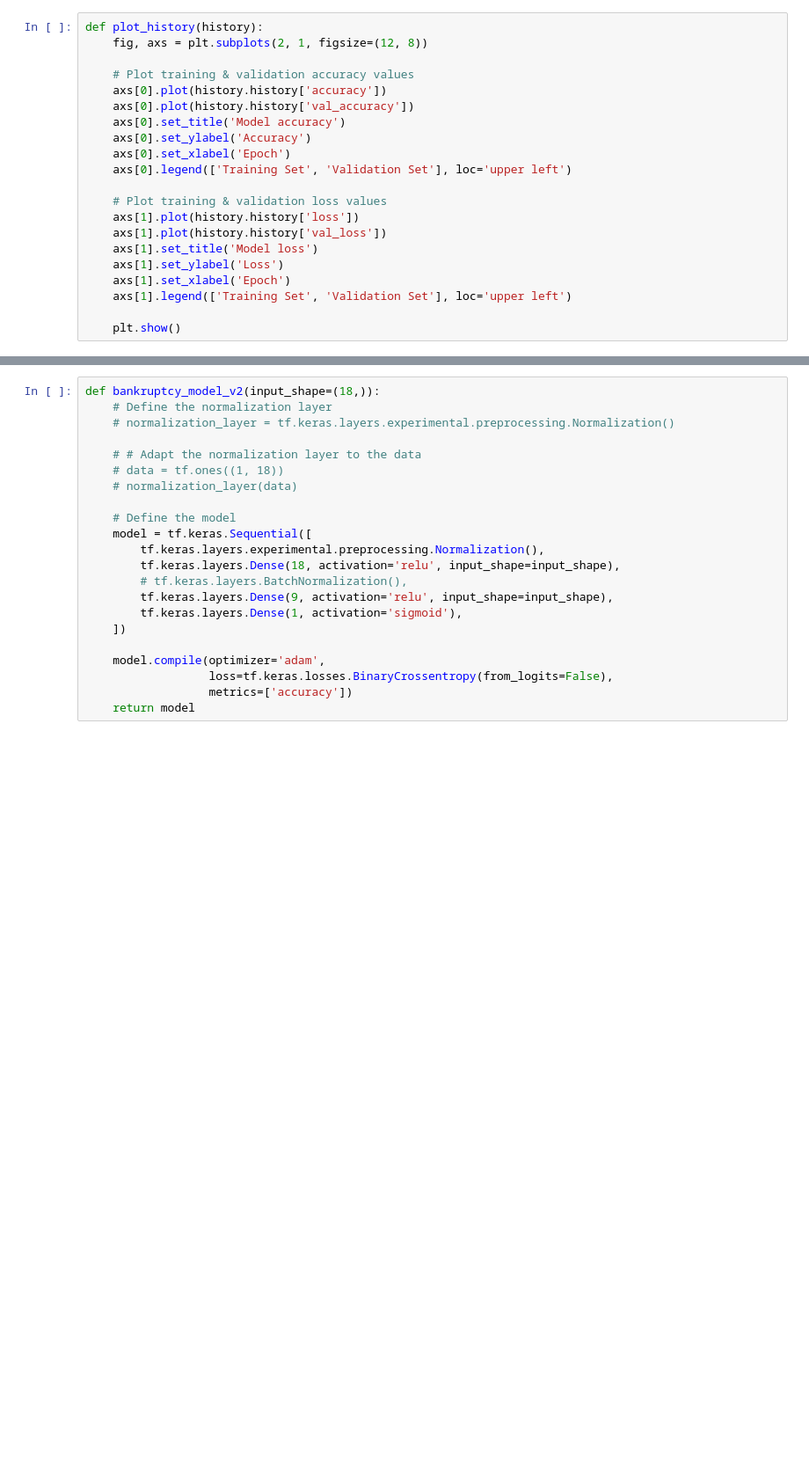
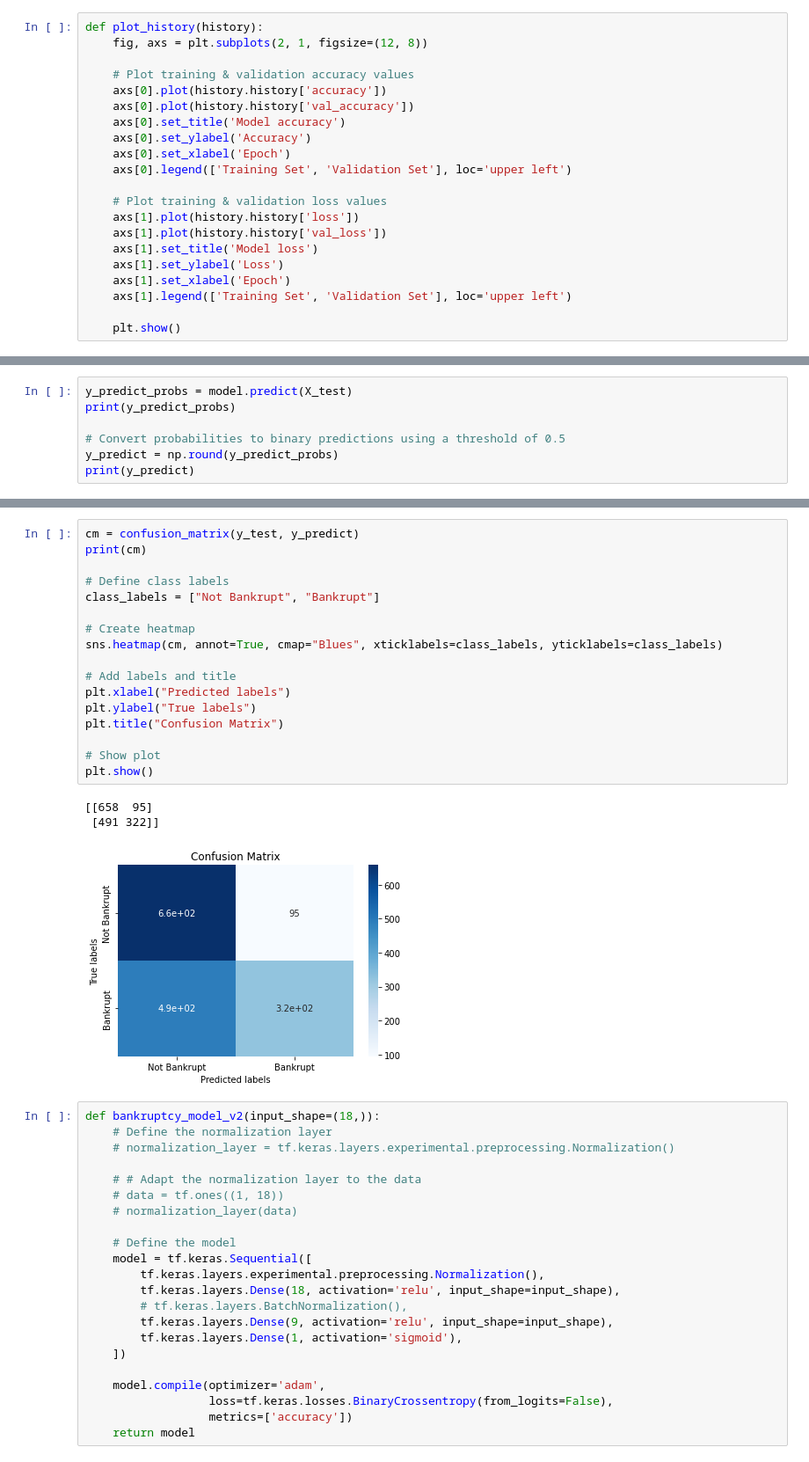
Before and after one commit to EvanaHolevas/going-concern-198, a Jupyter notebook: nn_bankruptcy.ipynb, the cells around one changed output, grey strips where cells are left out. Shown at 88% size. Saved outputs shown, nothing was run; the diff lists cells and outputs as text; blank space fills up the shorter version.

Commit message:
added confusion matrix

```diff
--- a/nn_bankruptcy.ipynb
+++ b/nn_bankruptcy.ipynb
@@ -214,0 +174,7 @@ ValueError: Classification metrics can't handle a mix of binary and continuous t
+# %%
+y_predict_probs = model.predict(X_test)
+print(y_predict_probs)
+
+# Convert probabilities to binary predictions using a threshold of 0.5
+y_predict = np.round(y_predict_probs)
+print(y_predict)
@@ -215,3 +197,24 @@ ValueError: Classification metrics can't handle a mix of binary and continuous t
+# %%
+cm = confusion_matrix(y_test, y_predict)
+print(cm)
+
+# Define class labels
+class_labels = ["Not Bankrupt", "Bankrupt"]
+
+# Create heatmap
+sns.heatmap(cm, annot=True, cmap="Blues", xticklabels=class_labels, yticklabels=class_labels)
+
+# Add labels and title
+plt.xlabel("Predicted labels")
+plt.ylabel("True labels")
+plt.title("Confusion Matrix")
+
+# Show plot
+plt.show()
+# %% [output]
+[[658  95]
+ [491 322]]
+[figure, added]
 # %%
 def bankruptcy_model_v2(input_shape=(18,)):
     # Define the normalization layer
```
Also changed, not shown: parts of 7 cells of this notebook.
